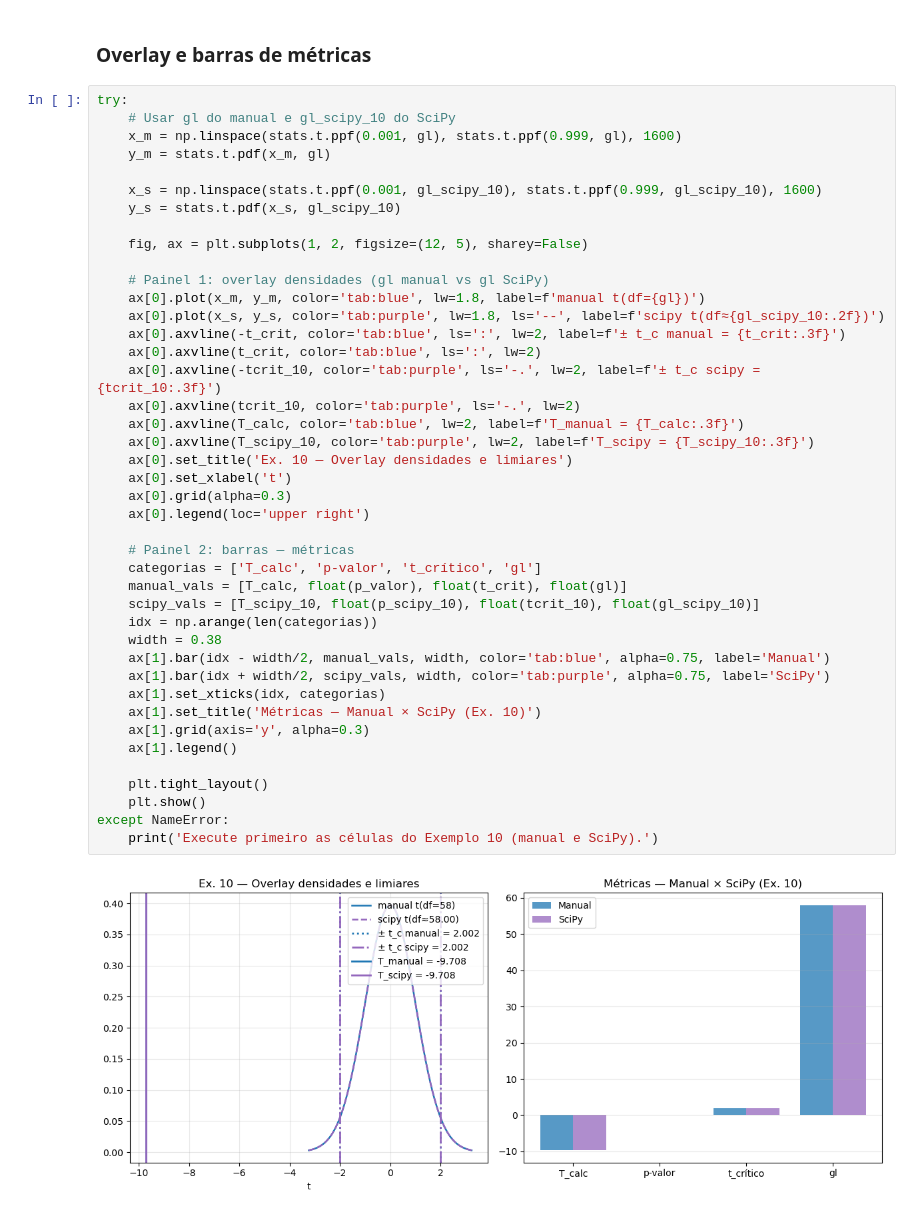
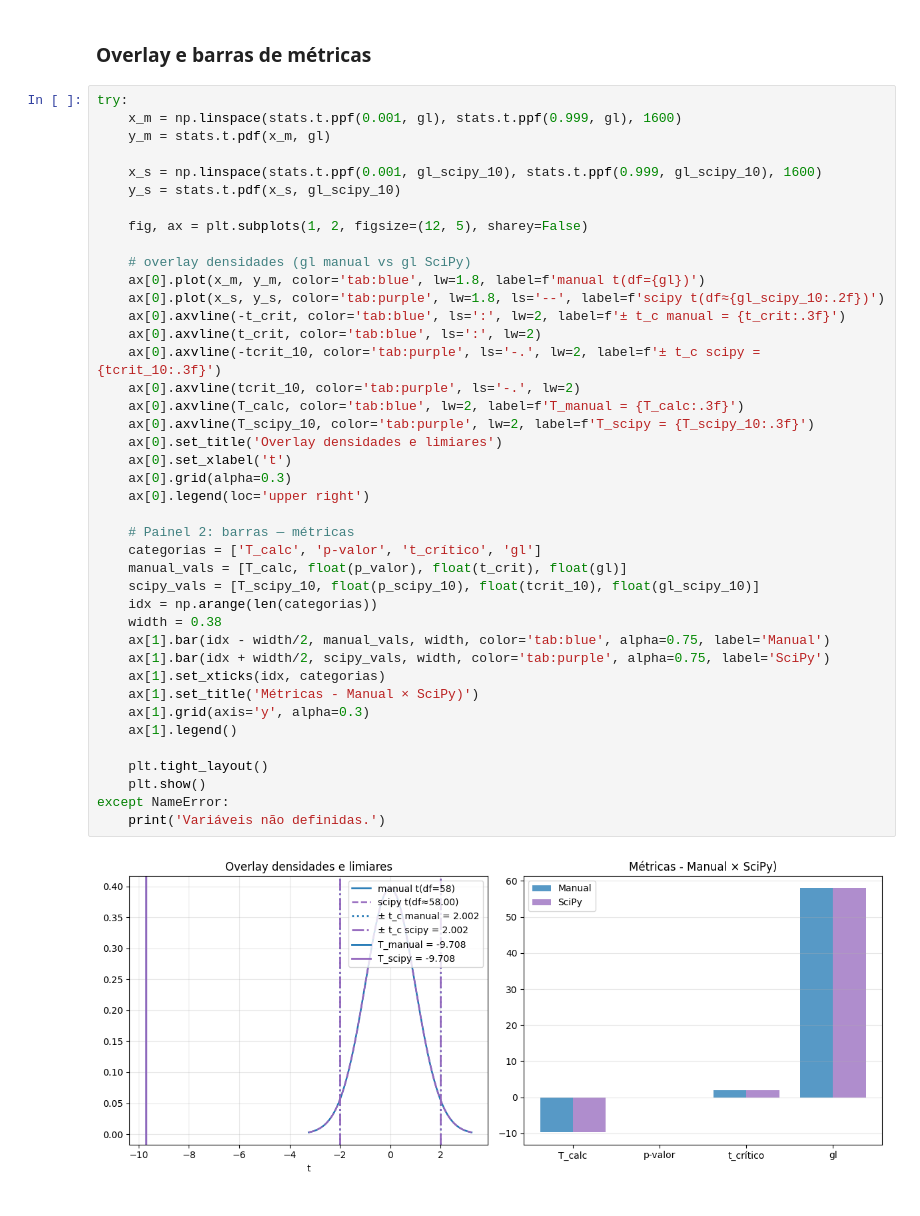
Before and after one commit to Jaosukex/Testes-de-Hipoteses, a Jupyter notebook: Testes de Hipóteses sobre uma média populacional.ipynb, the cells around one changed output. Drawn from its saved outputs; the diff is of its cells as text.

```diff
--- a/Testes de Hipóteses sobre uma média populacional.ipynb
+++ b/Testes de Hipóteses sobre uma média populacional.ipynb
@@ -928,7 +928,6 @@ except NameError:
 ### Overlay e barras de métricas
 # %%
 try:
-    # Usar gl do manual e gl_scipy_10 do SciPy
     x_m = np.linspace(stats.t.ppf(0.001, gl), stats.t.ppf(0.999, gl), 1600)
     y_m = stats.t.pdf(x_m, gl)
 
@@ -937,36 +936,36 @@ try:
 
     fig, ax = plt.subplots(1, 2, figsize=(12, 5), sharey=False)
 
-    # Painel 1: overlay densidades (gl manual vs gl SciPy)
+    # overlay densidades (gl manual vs gl SciPy)
     ax[0].plot(x_m, y_m, color='tab:blue', lw=1.8, label=f'manual t(df={gl})')
     ax[0].plot(x_s, y_s, color='tab:purple', lw=1.8, ls='--', label=f'scipy t(df≈{gl_scipy_10:.2f})')
     ax[0].axvline(-t_crit, color='tab:blue', ls=':', lw=2, label=f'± t_c manual = {t_crit:.3f}')
     ax[0].axvline(t_crit, color='tab:blue', ls=':', lw=2)
     ax[0].axvline(-tcrit_10, color='tab:purple', ls='-.', lw=2, label=f'± t_c scipy = {tcrit_10:.3f}')
     ax[0].axvline(tcrit_10, color='tab:purple', ls='-.', lw=2)
     ax[0].axvline(T_calc, color='tab:blue', lw=2, label=f'T_manual = {T_calc:.3f}')
     ax[0].axvline(T_scipy_10, color='tab:purple', lw=2, label=f'T_scipy = {T_scipy_10:.3f}')
-    ax[0].set_title('Ex. 10 — Overlay densidades e limiares')
+    ax[0].set_title('Overlay densidades e limiares')
     ax[0].set_xlabel('t')
     ax[0].grid(alpha=0.3)
     ax[0].legend(loc='upper right')
 
     # Painel 2: barras — métricas
     categorias = ['T_calc', 'p-valor', 't_crítico', 'gl']
     manual_vals = [T_calc, float(p_valor), float(t_crit), float(gl)]
     scipy_vals = [T_scipy_10, float(p_scipy_10), float(tcrit_10), float(gl_scipy_10)]
     idx = np.arange(len(categorias))
     width = 0.38
     ax[1].bar(idx - width/2, manual_vals, width, color='tab:blue', alpha=0.75, label='Manual')
     ax[1].bar(idx + width/2, scipy_vals, width, color='tab:purple', alpha=0.75, label='SciPy')
     ax[1].set_xticks(idx, categorias)
-    ax[1].set_title('Métricas — Manual × SciPy (Ex. 10)')
+    ax[1].set_title('Métricas - Manual × SciPy)')
     ax[1].grid(axis='y', alpha=0.3)
     ax[1].legend()
 
     plt.tight_layout()
     plt.show()
 except NameError:
-    print('Execute primeiro as células do Exemplo 10 (manual e SciPy).')
+    print('Variáveis não definidas.')
 # %% [output]
-[figure, old version]
+[figure, new version]
```
Also changed, not shown: parts of 2 cells of this notebook.
